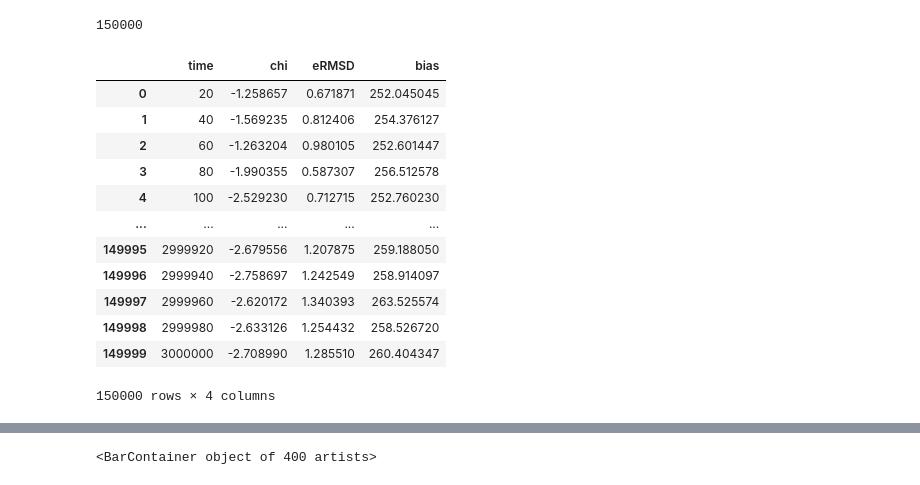
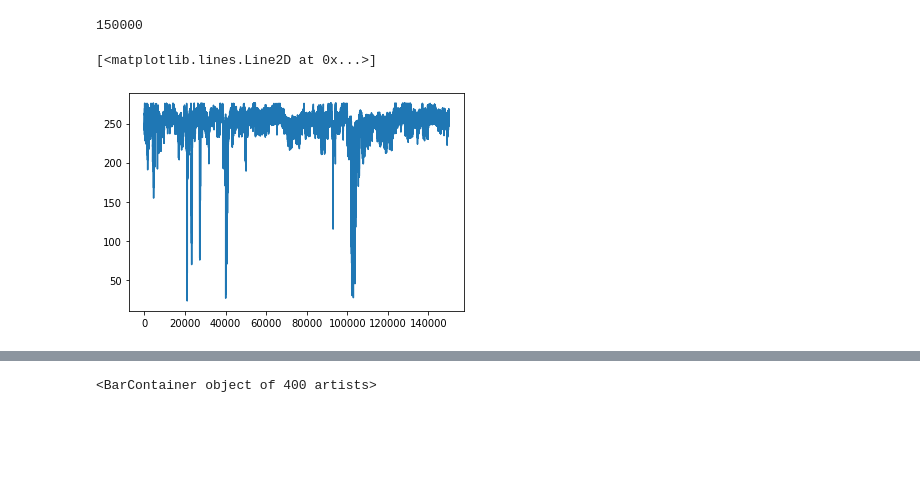
Before and after one commit to Tomfersil/pH-integration, a Jupyter notebook: ph_refine.ipynb, the cells around one changed output, grey strips where cells are left out. Drawn from its saved outputs; the diff is of its cells as text; code cells hidden in the pictures; blank space fills up the shorter version.

```diff
--- a/ph_refine.ipynb
+++ b/ph_refine.ipynb
@@ -541,25 +541,17 @@ for ph in ph_vals:
     ns[ph] = pandas.read_csv(path + 'A5mer_pH0%.2f.occ' % ph, header=None).iloc[:, 0]
 
     df = pandas.read_csv(path + 'COLVAR_REWEIGHT_0%.2f' % ph, header=3, sep=' ').iloc[:, :4]
-    df.columns = ['time', 'chi', 'eRMSD', 'bias']
+
+    # df.columns = ['time', 'chi', 'eRMSD', 'bias']
+    df.columns = list(pandas.read_csv(path + 'COLVAR_REWEIGHT_0%.2f' % ph, nrows=0, sep=' '))[2:]
+
     gs[ph] = df
 
 len(ns[3.5])
 # %% [output]
 150000
 # %%
-gs[3.5]
+plt.plot(gs[3.5]['bias'])
 # %% [output]
-|  | time | chi | eRMSD | bias |
-| 0 | 20 | -1.258657 | 0.671871 | 252.045045 |
-| 1 | 40 | -1.569235 | 0.812406 | 254.376127 |
-| 2 | 60 | -1.263204 | 0.980105 | 252.601447 |
-| 3 | 80 | -1.990355 | 0.587307 | 256.512578 |
-| 4 | 100 | -2.529230 | 0.712715 | 252.760230 |
-| ... | ... | ... | ... | ... |
-| 149995 | 2999920 | -2.679556 | 1.207875 | 259.188050 |
-| 149996 | 2999940 | -2.758697 | 1.242549 | 258.914097 |
-| 149997 | 2999960 | -2.620172 | 1.340393 | 263.525574 |
-| 149998 | 2999980 | -2.633126 | 1.254432 | 258.526720 |
-| 149999 | 3000000 | -2.708990 | 1.285510 | 260.404347 |
-150000 rows × 4 columns
+[<matplotlib.lines.Line2D at 0x...>]
+[figure, added]
```
Also changed, not shown: parts of 14 cells of this notebook.
